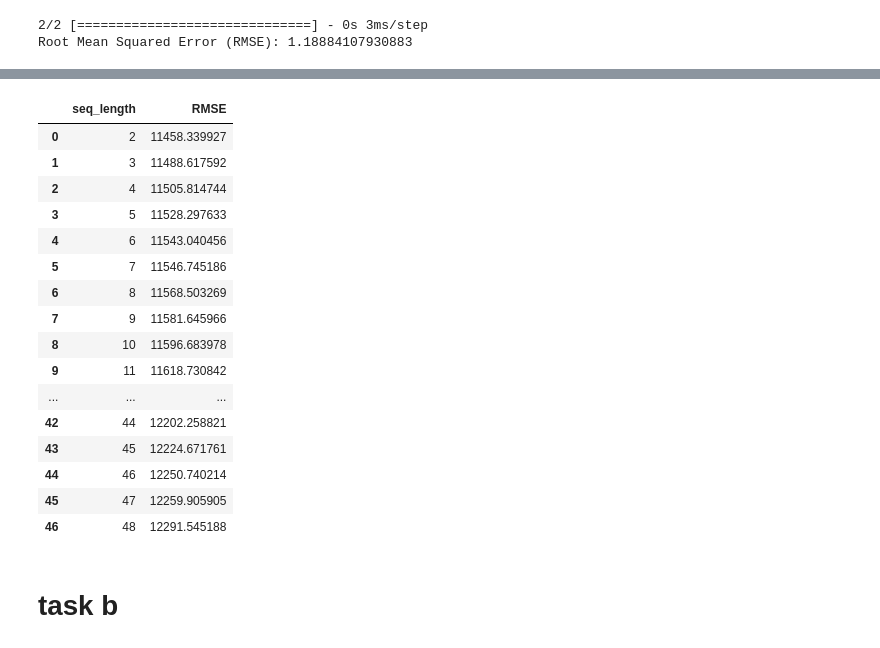
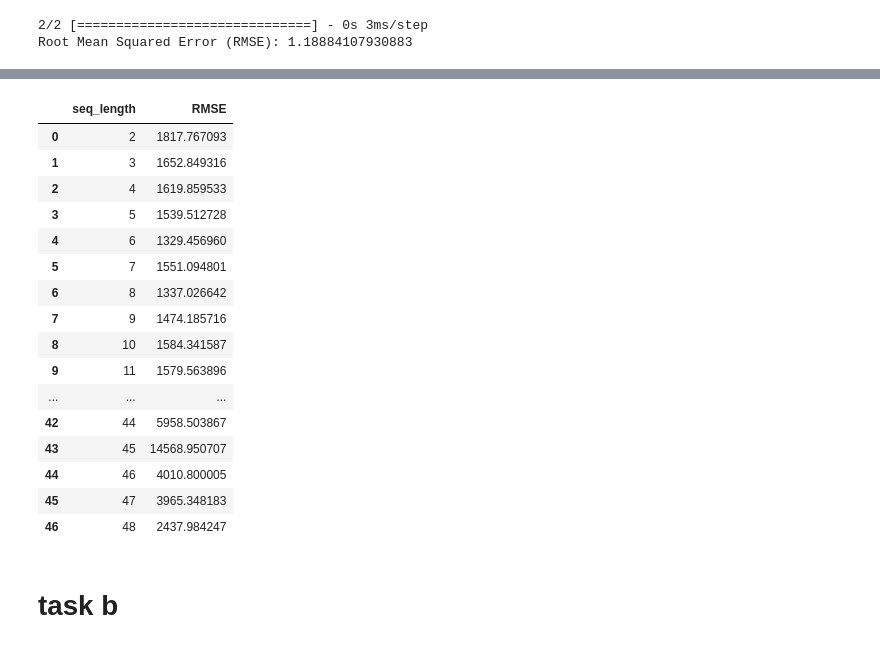
Before and after one commit to Adnan525/sc_a1, a Jupyter notebook: task4.ipynb, the cells around one changed output, grey strips where cells are left out. Drawn from its saved outputs; the diff is of its cells as text; code cells hidden in the pictures.

```diff
--- a/task4.ipynb
+++ b/task4.ipynb
@@ -148,26 +148,20 @@ from tensorflow.keras.optimizers import Adam
 window_size = []
 RMSE = []
 for seq_length in range(2,49):
+    #split
+    train_data, test_data = train_test_split(df_sales, test_size=0.2, shuffle=False)
     # make tensor sequence
-    X, y = df_to_X_y(df_sales, seq_length)
-    # split
-    split_index = int(len(df_sales) * 0.7)
-    X_train = X[:split_index]
-    y_train = y[:split_index]
-    X_test = X[split_index:]
-    y_test = y[split_index:]
+    sequence_length = seq_length
+    X_train, y_train = create_sequences(train_data, sequence_length)
+    X_test, y_test = create_sequences(test_data, sequence_length)
     #model
     model = Sequential()
-    model.add(InputLayer((seq_length,1)))
-    model.add(LSTM(64))
-    # model.add(Dense(8, "relu"))
-    model.add(Dense(1, "linear"))
+    model.add(LSTM(64, activation='relu', input_shape=(sequence_length, 1)))
+    model.add(Dense(1))  # Output layer for forecasting
     #compile
-    model.compile(loss = MeanSquaredError(), optimizer=Adam(learning_rate=0.0001), metrics=[RootMeanSquaredError()])
-    # get validation set
-    X_train, X_val, y_train, y_val = train_test_split(X_train, y_train, test_size=0.2, shuffle=False)
+    model.compile(optimizer='adam', loss='mean_squared_error')
     #train
-    history = model.fit(X_train, y_train, validation_data=(X_val, y_val), epochs = 50, verbose = 0)
+    model.fit(X_train, y_train, epochs=100, batch_size=32)
     #predict
     y_pred = model.predict(X_test)
     # Calculate RMSE (Root Mean Squared Error)
@@ -201,20 +195,20 @@ WARNING:tensorflow:5 out of the last 13 calls to <function Model.make_predict_fu
 |  | seq_length | RMSE |
-| 0 | 2 | 11458.339927 |
-| 1 | 3 | 11488.617592 |
-| 2 | 4 | 11505.814744 |
-| 3 | 5 | 11528.297633 |
-| 4 | 6 | 11543.040456 |
-| 5 | 7 | 11546.745186 |
-| 6 | 8 | 11568.503269 |
-| 7 | 9 | 11581.645966 |
-| 8 | 10 | 11596.683978 |
-| 9 | 11 | 11618.730842 |
+| 0 | 2 | 1817.767093 |
+| 1 | 3 | 1652.849316 |
+| 2 | 4 | 1619.859533 |
+| 3 | 5 | 1539.512728 |
+| 4 | 6 | 1329.456960 |
+| 5 | 7 | 1551.094801 |
+| 6 | 8 | 1337.026642 |
+| 7 | 9 | 1474.185716 |
+| 8 | 10 | 1584.341587 |
+| 9 | 11 | 1579.563896 |
 | ... | ... | ... |
-| 42 | 44 | 12202.258821 |
-| 43 | 45 | 12224.671761 |
-| 44 | 46 | 12250.740214 |
-| 45 | 47 | 12259.905905 |
-| 46 | 48 | 12291.545188 |
+| 42 | 44 | 5958.503867 |
+| 43 | 45 | 14568.950707 |
+| 44 | 46 | 4010.800005 |
+| 45 | 47 | 3965.348183 |
+| 46 | 48 | 2437.984247 |
 # %% [markdown]
 # task b
 # %%
```
Also changed, not shown: parts of 1 cell of this notebook.
